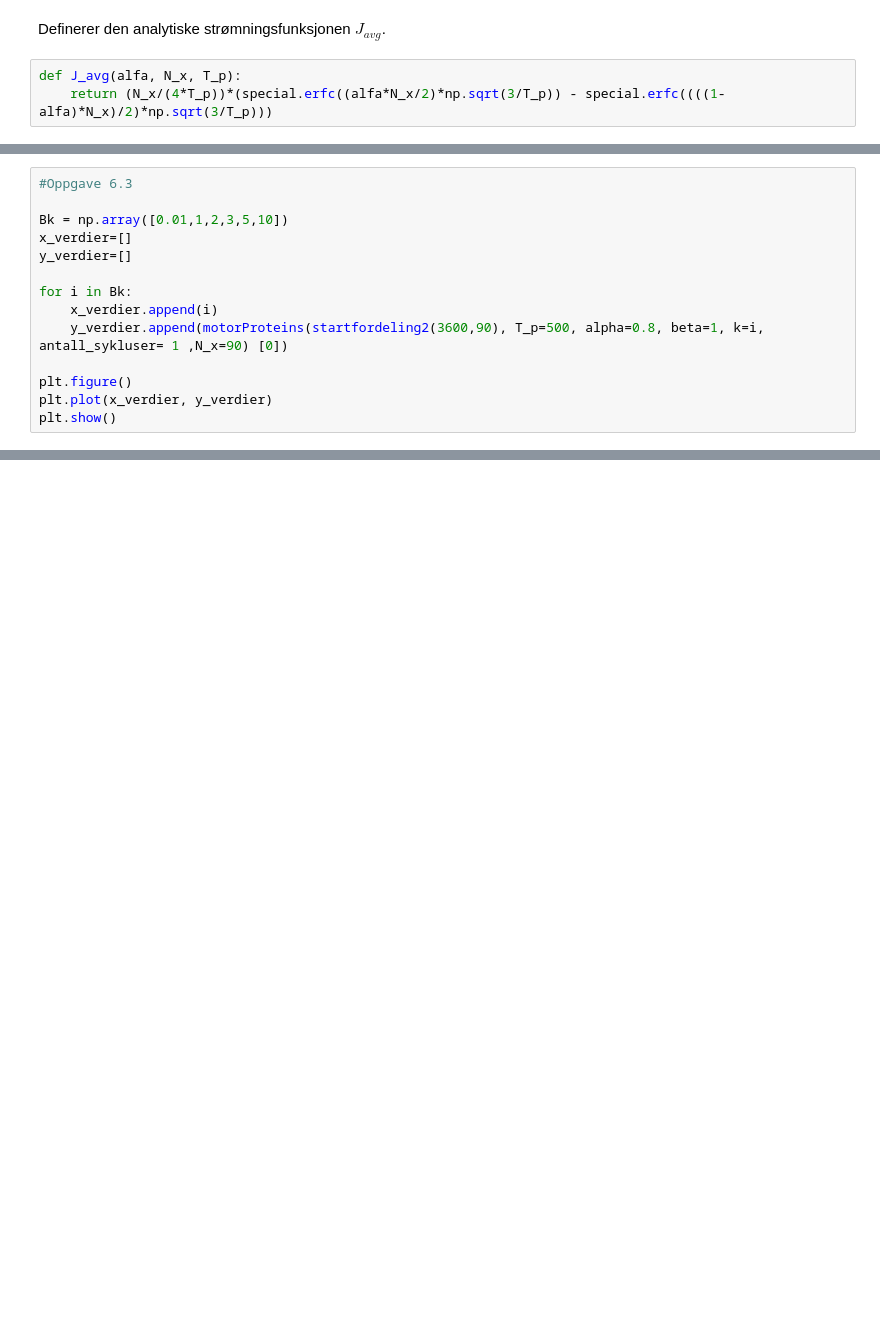
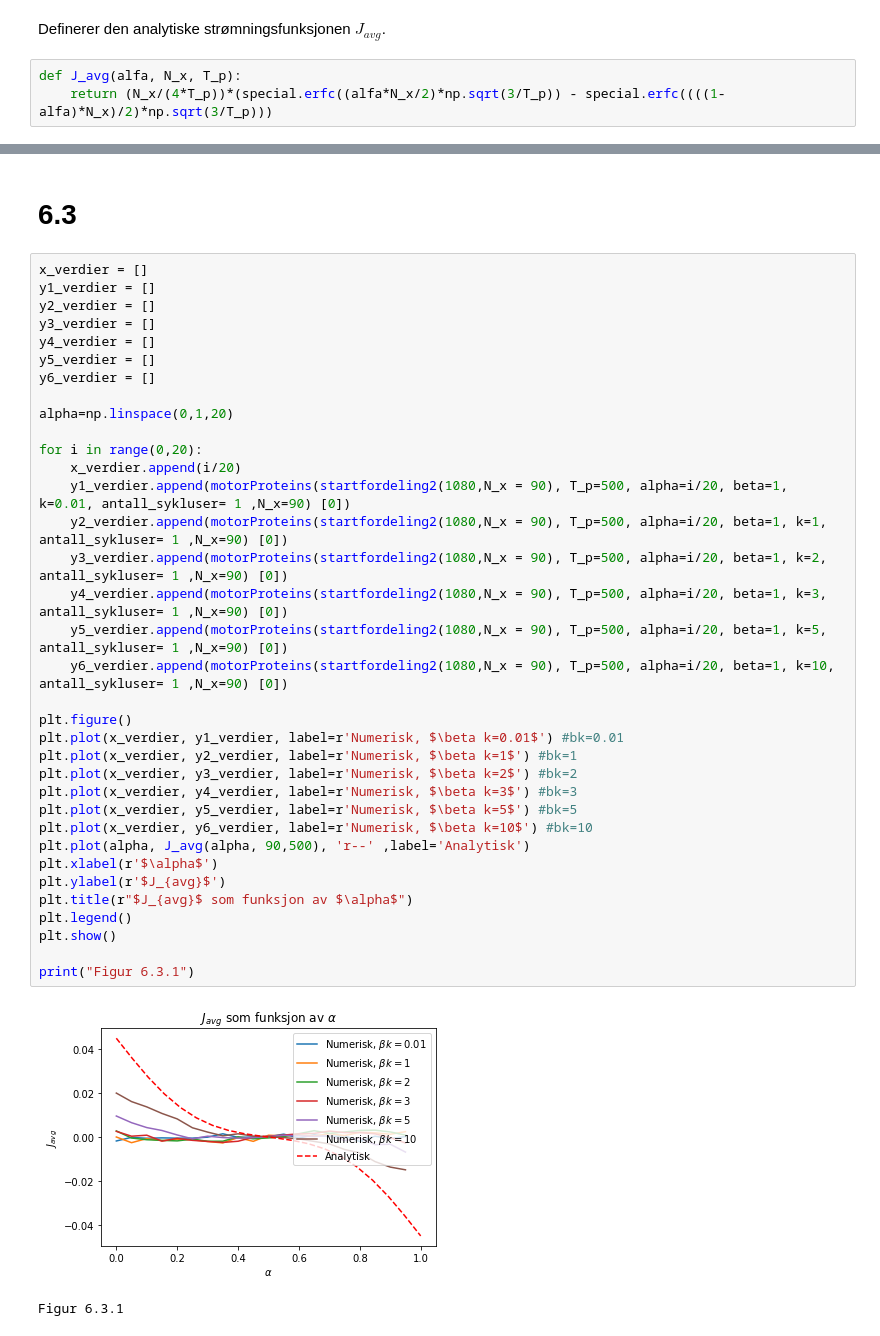
Before and after one commit to vivekapriyas/RandomWalk, a Jupyter notebook: Prosjekt1.ipynb, the cells around one changed output, grey strips where cells are left out. Cells and saved outputs as stored; diff of their text form; blank space fills up the shorter version.

```diff
--- a/Prosjekt1.ipynb
+++ b/Prosjekt1.ipynb
@@ -488,14 +503,0 @@ plt.show()
-# %%
-#Oppgave 6.3
-
-Bk = np.array([0.01,1,2,3,5,10])
-x_verdier=[]
-y_verdier=[]
-
-for i in Bk:
-    x_verdier.append(i)
-    y_verdier.append(motorProteins(startfordeling2(3600,90), T_p=500, alpha=0.8, beta=1, k=i, antall_sykluser= 1 ,N_x=90) [0])
-
-plt.figure()
-plt.plot(x_verdier, y_verdier)
-plt.show()
@@ -505,0 +508,40 @@ Når tiden på diffusjonen av partikler øker vil strømningen gå mot null.
+# %% [markdown]
+# 6.3
+# %%
+x_verdier = []
+y1_verdier = []
+y2_verdier = []
+y3_verdier = []
+y4_verdier = []
+y5_verdier = []
+y6_verdier = []
+
+alpha=np.linspace(0,1,20)
+
+for i in range(0,20):
+    x_verdier.append(i/20)
+    y1_verdier.append(motorProteins(startfordeling2(1080,N_x = 90), T_p=500, alpha=i/20, beta=1, k=0.01, antall_sykluser= 1 ,N_x=90) [0])
+    y2_verdier.append(motorProteins(startfordeling2(1080,N_x = 90), T_p=500, alpha=i/20, beta=1, k=1, antall_sykluser= 1 ,N_x=90) [0])
+    y3_verdier.append(motorProteins(startfordeling2(1080,N_x = 90), T_p=500, alpha=i/20, beta=1, k=2, antall_sykluser= 1 ,N_x=90) [0])
+    y4_verdier.append(motorProteins(startfordeling2(1080,N_x = 90), T_p=500, alpha=i/20, beta=1, k=3, antall_sykluser= 1 ,N_x=90) [0])
+    y5_verdier.append(motorProteins(startfordeling2(1080,N_x = 90), T_p=500, alpha=i/20, beta=1, k=5, antall_sykluser= 1 ,N_x=90) [0])
+    y6_verdier.append(motorProteins(startfordeling2(1080,N_x = 90), T_p=500, alpha=i/20, beta=1, k=10, antall_sykluser= 1 ,N_x=90) [0])
+
+plt.figure()
+plt.plot(x_verdier, y1_verdier, label=r'Numerisk, $\beta k=0.01$') #bk=0.01
+plt.plot(x_verdier, y2_verdier, label=r'Numerisk, $\beta k=1$') #bk=1
+plt.plot(x_verdier, y3_verdier, label=r'Numerisk, $\beta k=2$') #bk=2
+plt.plot(x_verdier, y4_verdier, label=r'Numerisk, $\beta k=3$') #bk=3
+plt.plot(x_verdier, y5_verdier, label=r'Numerisk, $\beta k=5$') #bk=5
+plt.plot(x_verdier, y6_verdier, label=r'Numerisk, $\beta k=10$') #bk=10
+plt.plot(alpha, J_avg(alpha, 90,500), 'r--' ,label='Analytisk')
+plt.xlabel(r'$\alpha$')
+plt.ylabel(r'$J_{avg}$')
+plt.title(r"$J_{avg}$ som funksjon av $\alpha$")
+plt.legend()
+plt.show()
+
+print("Figur 6.3.1")
+# %% [output]
+[figure, added]
+Figur 6.3.1
```
Also changed, not shown: parts of 14 cells of this notebook.
